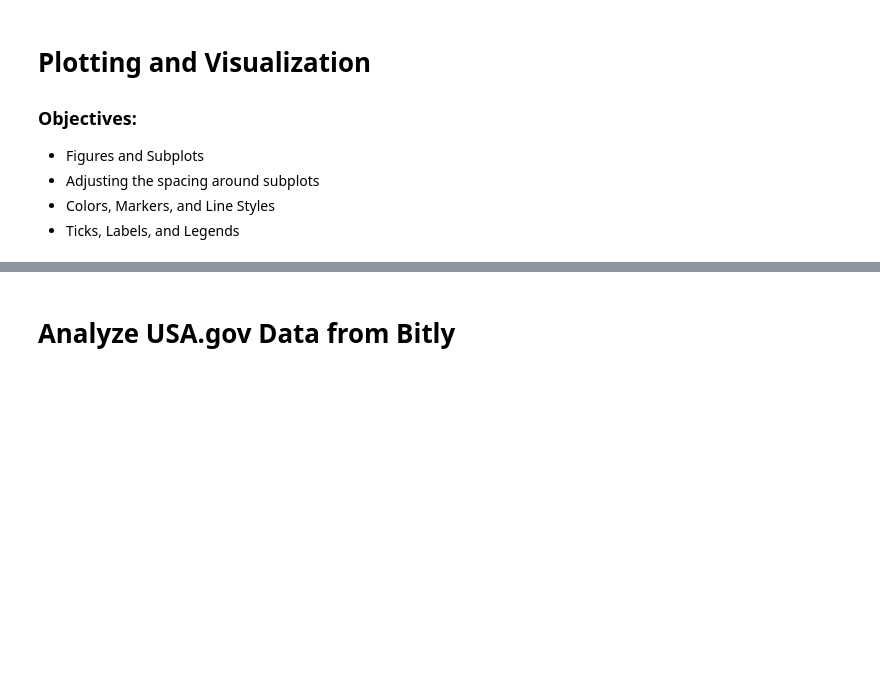
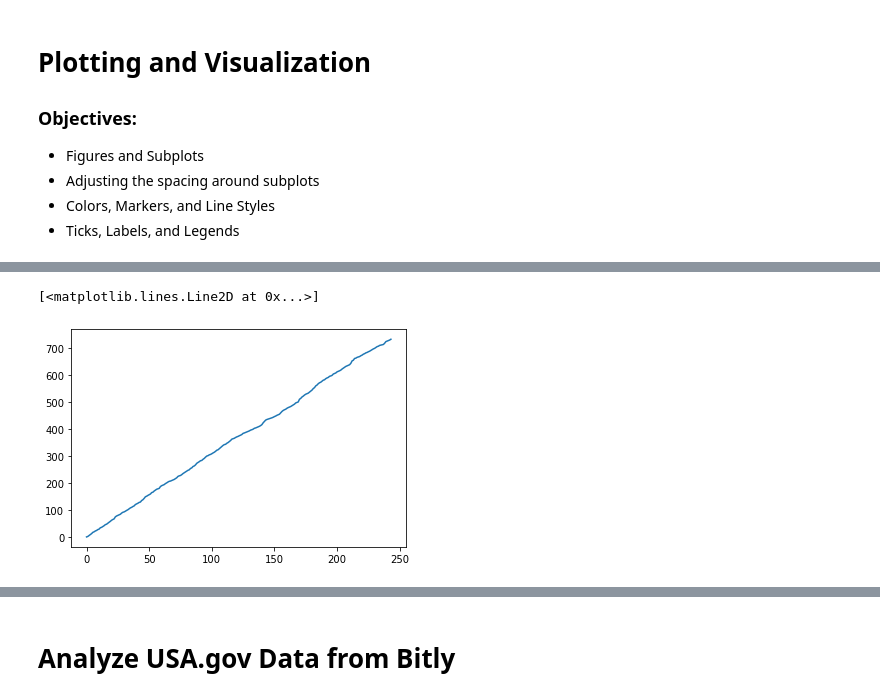
Before and after one commit to OmarInCS/data-analysis-visulization-python, a Jupyter notebook: week4/day1/lesson-8-visualization.ipynb, the cells around one changed output, grey strips where cells are left out. Cells and saved outputs as stored; diff of their text form; code cells hidden in the pictures; blank space fills up the shorter version.

```diff
--- a/week4/day1/lesson-8-visualization.ipynb
+++ b/week4/day1/lesson-8-visualization.ipynb
@@ -12,3 +12,5 @@ import pandas as pd
 import matplotlib.pyplot as plt
 # %%
 # read the tips.csv file
+data = pd.read_csv("tips.csv")
+data
@@ -15,4 +31,8 @@ import matplotlib.pyplot as plt
 # %%
 # draw a line chart of the tip column's comulative sum
+plt.plot(data["tip"].cumsum())
+# %% [output]
+[<matplotlib.lines.Line2D at 0x...>]
+[figure, added]
 # %%
 # group the tips by day and draw a bar chart showing tips of each day
```
Also changed, not shown: parts of 34 cells of this notebook, 4 other files.
